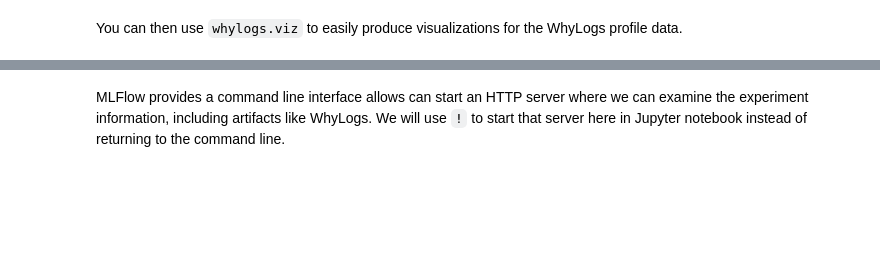
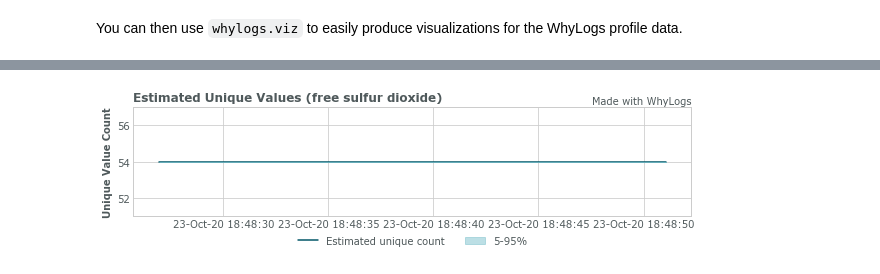
Before and after one commit to whylabs/whylogs-examples, a Jupyter notebook: python/MLFlow Integration Example.ipynb, the cells around one changed output, grey strips where cells are left out. Drawn from its saved outputs; the diff is of its cells as text; code cells hidden in the pictures; blank space fills up the shorter version.

```diff
--- a/python/MLFlow Integration Example.ipynb
+++ b/python/MLFlow Integration Example.ipynb
@@ -105,2 +195,0 @@ viz.plot_distribution("free sulfur dioxide", ts_format="%d-%b-%y %H:%M:%S")
-# %% [markdown]
-MLFlow provides a command line interface allows can start an HTTP server where we can examine the experiment information, including artifacts like WhyLogs. We will use `!` to start that server here in Jupyter notebook instead of returning to the command line.
@@ -108,0 +196,4 @@ MLFlow provides a command line interface allows can start an HTTP server where w
+# %%
+viz.plot_uniqueness("free sulfur dioxide", ts_format="%d-%b-%y %H:%M:%S")
+# %% [output]
+[figure, added]
```
Also changed, not shown: parts of 19 cells of this notebook.
